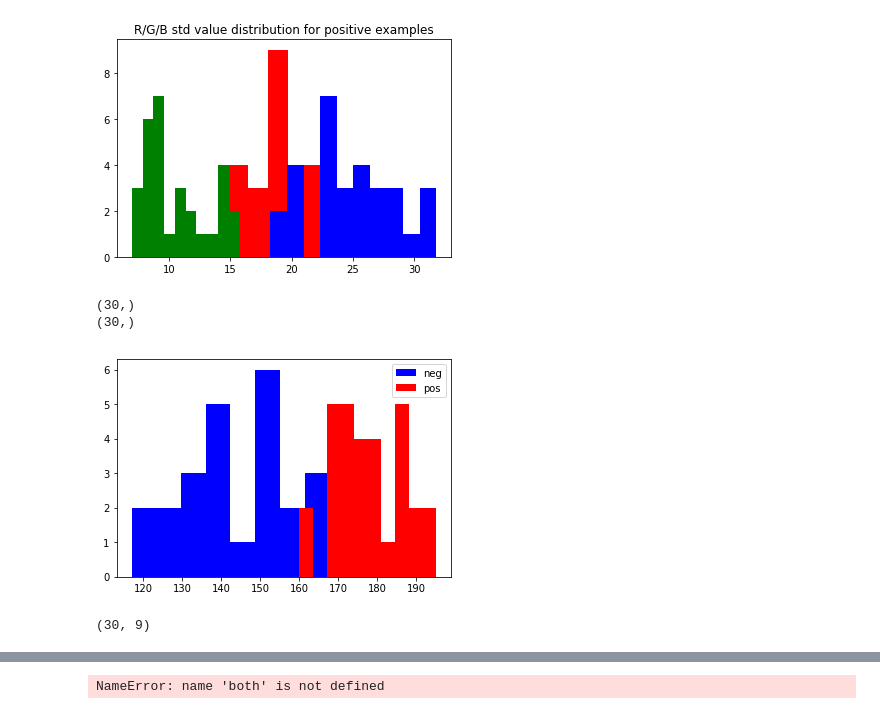
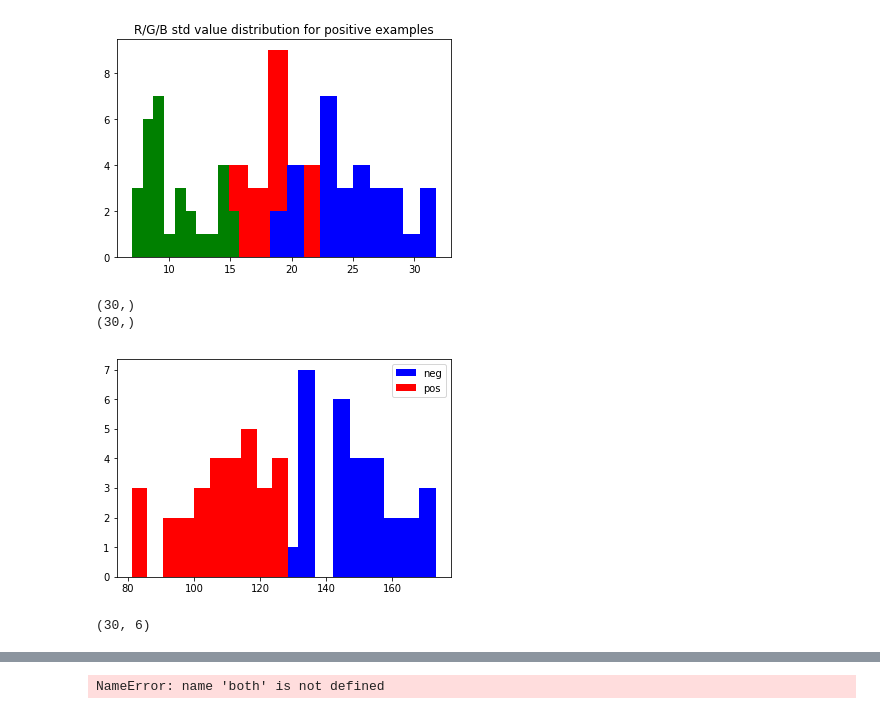
Before and after one commit to krangelie/MachineLearning_Summer19, a Jupyter notebook: Exercise3/exercise3.ipynb, the cells around one changed output, grey strips where cells are left out. Drawn from its saved outputs; the diff is of its cells as text; code cells hidden in the pictures.

Commit message:
Removed mean pixel features. Fixed the pixel intensity feature: before we took the mean of the 5 lightest pixels, instead of the darkest ones. Also fixed probability values in calculateParams function

```diff
--- a/Exercise3/exercise3.ipynb
+++ b/Exercise3/exercise3.ipynb
@@ -68,48 +68,46 @@ plt.show()
 # %%
 red_std_neg = np.std(red_neg, axis=1)
 blue_std_neg = np.std(green_neg, axis=1)
 green_std_neg = np.std(blue_neg, axis=1)
 
 
-max_five_pixels_red_pos = np.mean(np.sort(red_pos, axis=1)[:, -5:], axis=1)
-max_five_pixels_blue_pos = np.mean(np.sort(blue_pos, axis=1)[:, -5:], axis=1)
-max_five_pixels_green_pos = np.mean(np.sort(green_pos, axis=1)[:, -5:], axis=1)
+max_five_pixels_red_pos = np.mean(np.sort(red_pos, axis=1)[:, :5], axis=1)
+max_five_pixels_blue_pos = np.mean(np.sort(blue_pos, axis=1)[:, :5], axis=1)
+max_five_pixels_green_pos = np.mean(np.sort(green_pos, axis=1)[:, :5], axis=1)
 
 max_five_pixels_red_neg = np.mean(np.sort(red_neg, axis=1)[:, -5:], axis=1)
 max_five_pixels_blue_neg = np.mean(np.sort(blue_neg, axis=1)[:, -5:], axis=1)
 max_five_pixels_green_neg = np.mean(np.sort(green_neg, axis=1)[:, -5:], axis=1)
 
 #plt.hist(red_std_neg, color="red")
 #plt.hist(blue_std_neg, color="blue")
 #plt.hist(green_std_neg, color="green")
 #plt.title("R/G/B std value distribution for negative examples")
 #plt.show()
 
 print(np.shape(red_std_neg))
 print(np.shape(max_five_pixels_red_neg))
-plt.hist(max_five_pixels_green_neg, color="blue", label="neg")
-plt.hist(max_five_pixels_green_pos, color="red", label="pos")
+plt.hist(max_five_pixels_blue_neg, color="blue", label="neg")
+plt.hist(max_five_pixels_blue_pos, color="red", label="pos")
 plt.legend()
 plt.show()
 # %% [output]
 (30,)
 (30,)
-[figure, old version]
+[figure, new version]
 # %%
-pos_features = np.concatenate([np.reshape(red_mean_pos, (n, 1)), np.reshape(green_mean_pos, (n, 1)),
-                              np.reshape(blue_mean_pos, (n, 1)), np.reshape(red_std_pos, (n, 1)),
+pos_features = np.concatenate([np.reshape(red_std_pos, (n, 1)),
                               np.reshape(blue_std_pos, (n, 1)), np.reshape(green_std_pos, (n, 1)),
                               np.reshape(max_five_pixels_red_pos, (n, 1)), np.reshape(max_five_pixels_blue_pos, (n, 1))
                             , np.reshape(max_five_pixels_green_pos, (n, 1))], axis=1)
-neg_features = np.concatenate([np.reshape(red_mean_neg, (n, 1)), np.reshape(green_mean_neg, (n, 1)),
-                              np.reshape(blue_mean_neg, (n, 1)), np.reshape(red_std_neg, (n, 1)),
+neg_features = np.concatenate([np.reshape(red_std_neg, (n, 1)),
                               np.reshape(blue_std_neg, (n, 1)), np.reshape(green_std_neg, (n, 1)),
                               np.reshape(max_five_pixels_red_neg, (n, 1)), np.reshape(max_five_pixels_blue_neg, (n, 1))
                             , np.reshape(max_five_pixels_green_neg, (n, 1))], axis=1)
 num_features = np.shape(pos_features)[1]
 np.shape(pos_features)
 # %% [output]
-(30, 9)
+(30, 6)
 # %%
 def split_test_train(features_0, features_1):
     test_split_percentage = 0.05
```
Also changed, not shown: parts of 5 cells of this notebook.
